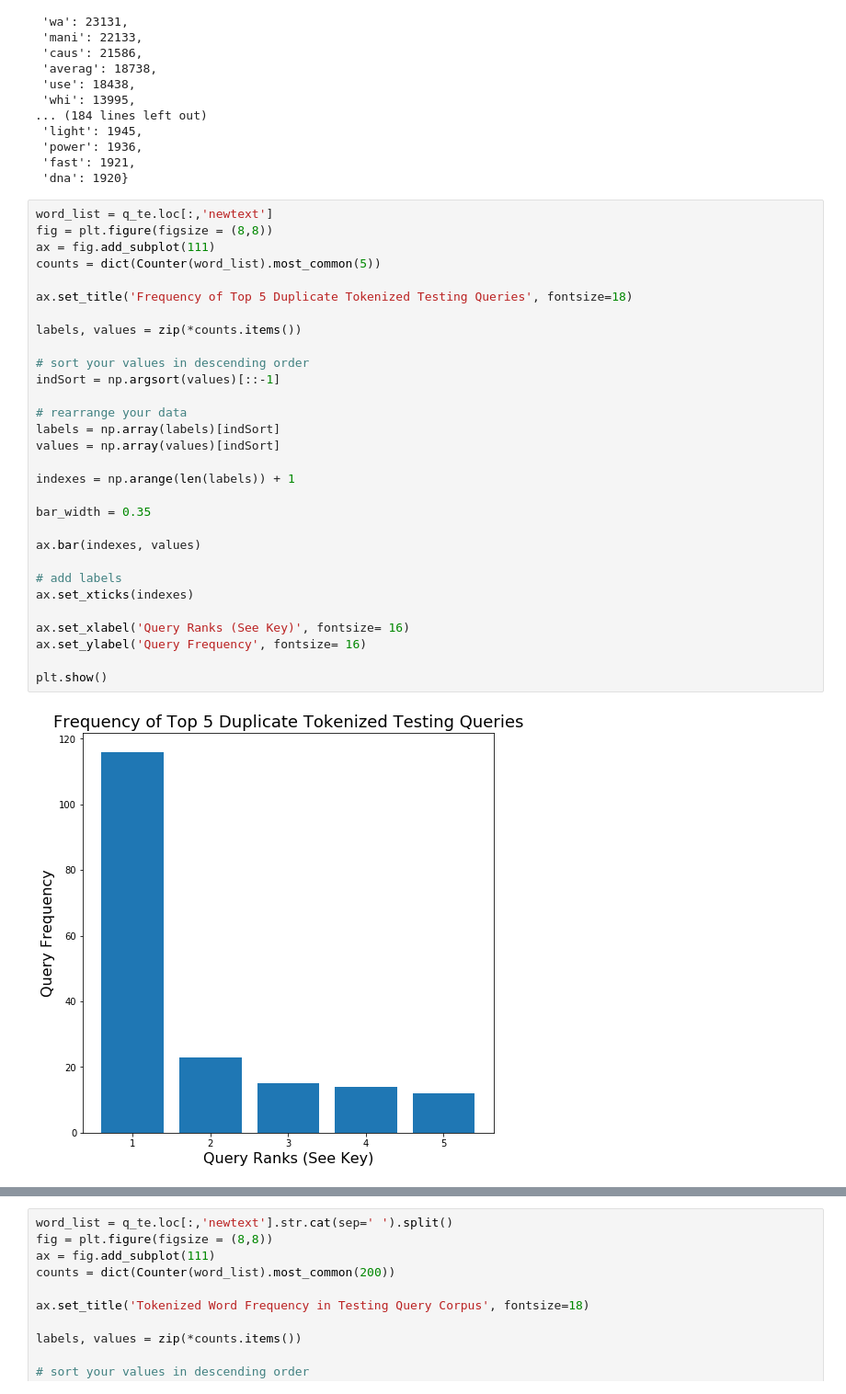
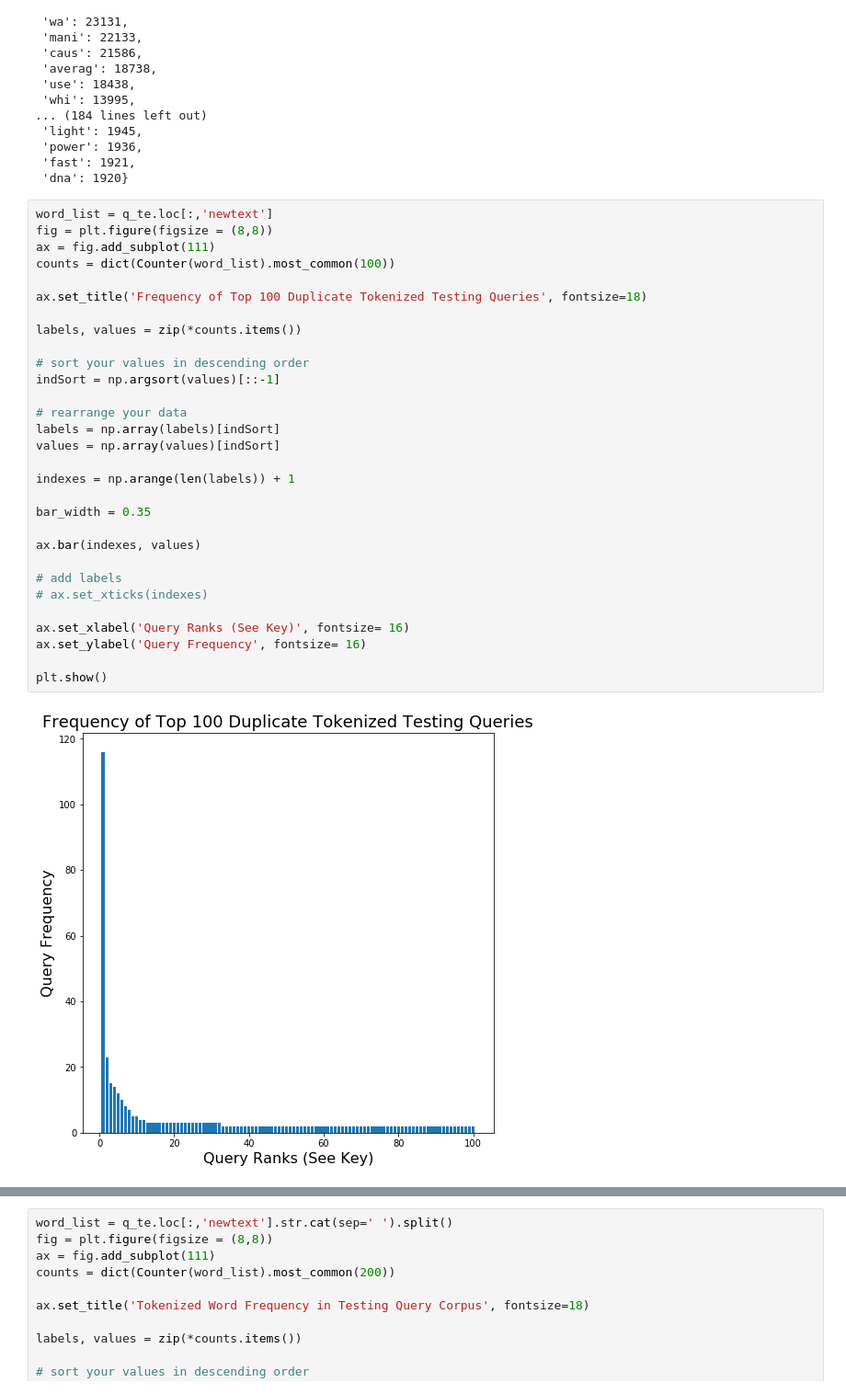
Before and after one commit to argromadzki/sys6018-final-project, a Jupyter notebook: code/Exploration.ipynb, the cells around one changed output, grey strips where cells are left out. Shown at 92% size. Drawn from its saved outputs; the diff is of its cells as text.

```diff
--- a/code/Exploration.ipynb
+++ b/code/Exploration.ipynb
@@ -268,35 +288,35 @@ counts
 # %%
 word_list = q_te.loc[:,'newtext']
 fig = plt.figure(figsize = (8,8))
 ax = fig.add_subplot(111)
-counts = dict(Counter(word_list).most_common(5))
+counts = dict(Counter(word_list).most_common(100))
 
-ax.set_title('Frequency of Top 5 Duplicate Tokenized Testing Queries', fontsize=18)
+ax.set_title('Frequency of Top 100 Duplicate Tokenized Testing Queries', fontsize=18)
 
 labels, values = zip(*counts.items())
 
 # sort your values in descending order
 indSort = np.argsort(values)[::-1]
 
 # rearrange your data
 labels = np.array(labels)[indSort]
 values = np.array(values)[indSort]
 
 indexes = np.arange(len(labels)) + 1
 
 bar_width = 0.35
 
 ax.bar(indexes, values)
 
 # add labels
-ax.set_xticks(indexes)
+# ax.set_xticks(indexes)
 
 ax.set_xlabel('Query Ranks (See Key)', fontsize= 16)
 ax.set_ylabel('Query Frequency', fontsize= 16)
 
 plt.show()
 # %% [output]
-[figure, old version]
+[figure, new version]
 # %%
 # cleanly display the above
 
```
Also changed, not shown: parts of 8 cells of this notebook, 1 other file.
